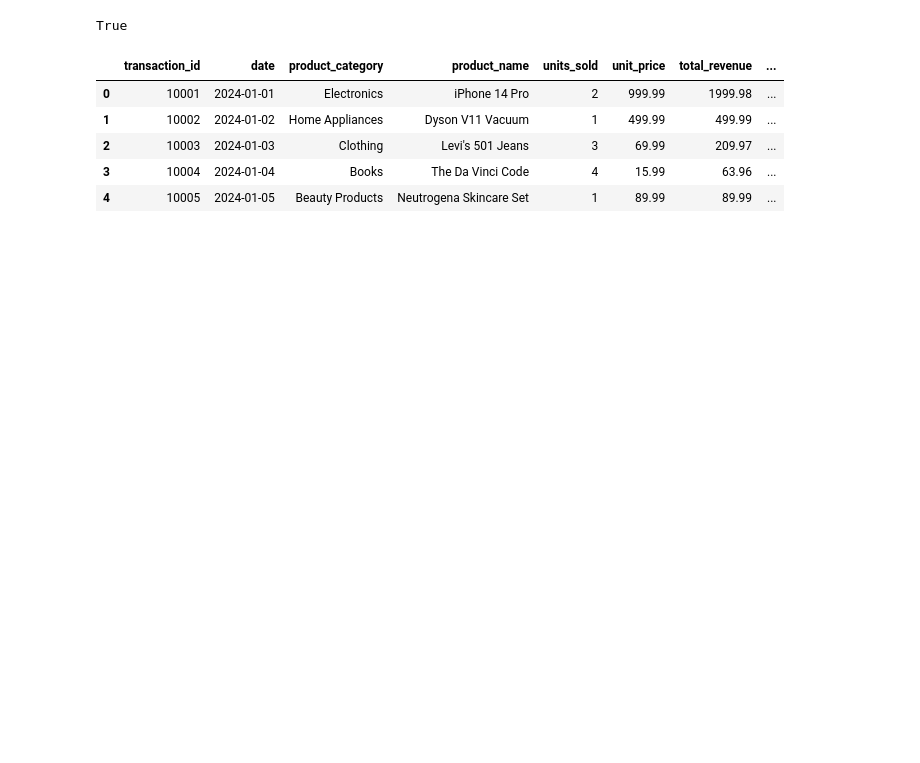
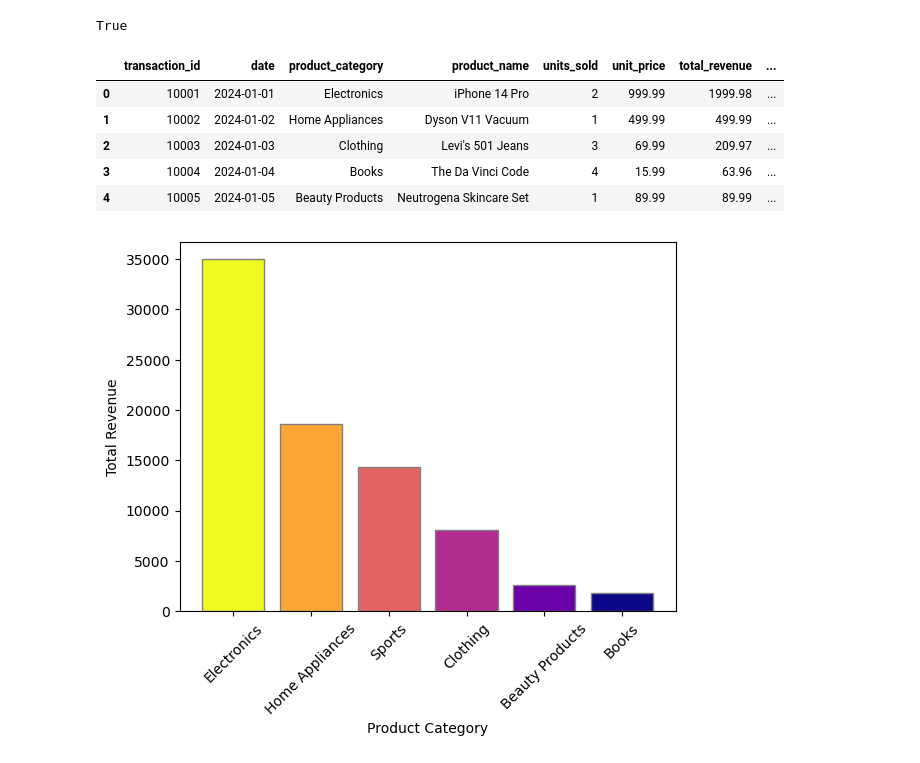
Before and after one commit to miloszczapla/sales-data, a Jupyter notebook: sales.ipynb, the cells around one changed output. Cells and saved outputs as stored; diff of their text form; code cells hidden in the pictures; blank space fills up the shorter version.

```diff
--- a/sales.ipynb
+++ b/sales.ipynb
@@ -32,3 +32,16 @@ df.head()
 | 2 | 10003 | 2024-01-03 | Clothing | Levi's 501 Jeans | 3 | 69.99 | 209.97 | ... |
 | 3 | 10004 | 2024-01-04 | Books | The Da Vinci Code | 4 | 15.99 | 63.96 | ... |
 | 4 | 10005 | 2024-01-05 | Beauty Products | Neutrogena Skincare Set | 1 | 89.99 | 89.99 | ... |
+# %%
+colors = mpl.colormaps['plasma'](np.linspace(0, 1, df['product_category'].nunique()))
+total_revenue = df.groupby(by=['product_category'])[['total_revenue']].sum().sort_values(['total_revenue'], ascending=False)
+
+plt.bar(total_revenue.index, total_revenue['total_revenue'], color=np.flip(colors,0), edgecolor='grey')
+plt.xticks(rotation=45)
+# get colors from colorm
+
+plt.xlabel('Product Category')
+plt.ylabel('Total Revenue')
+plt.show()
+# %% [output]
+[figure, added]
```
Also changed, not shown: parts of 1 cell of this notebook.
